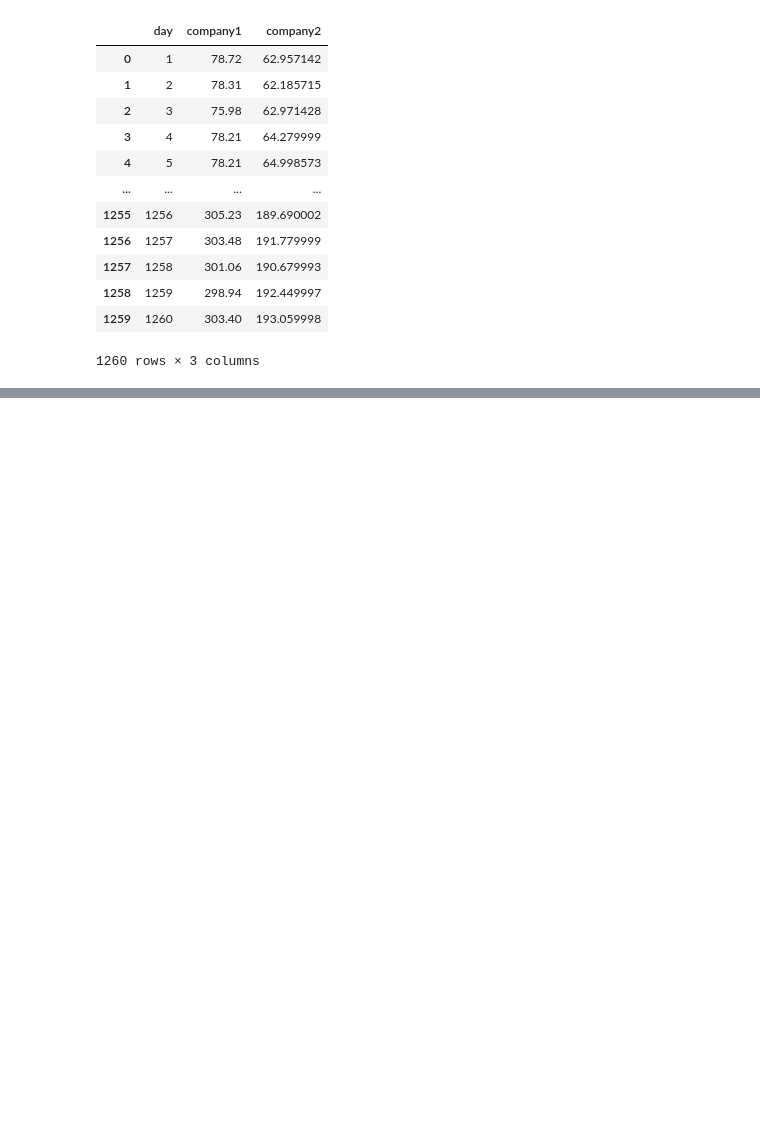
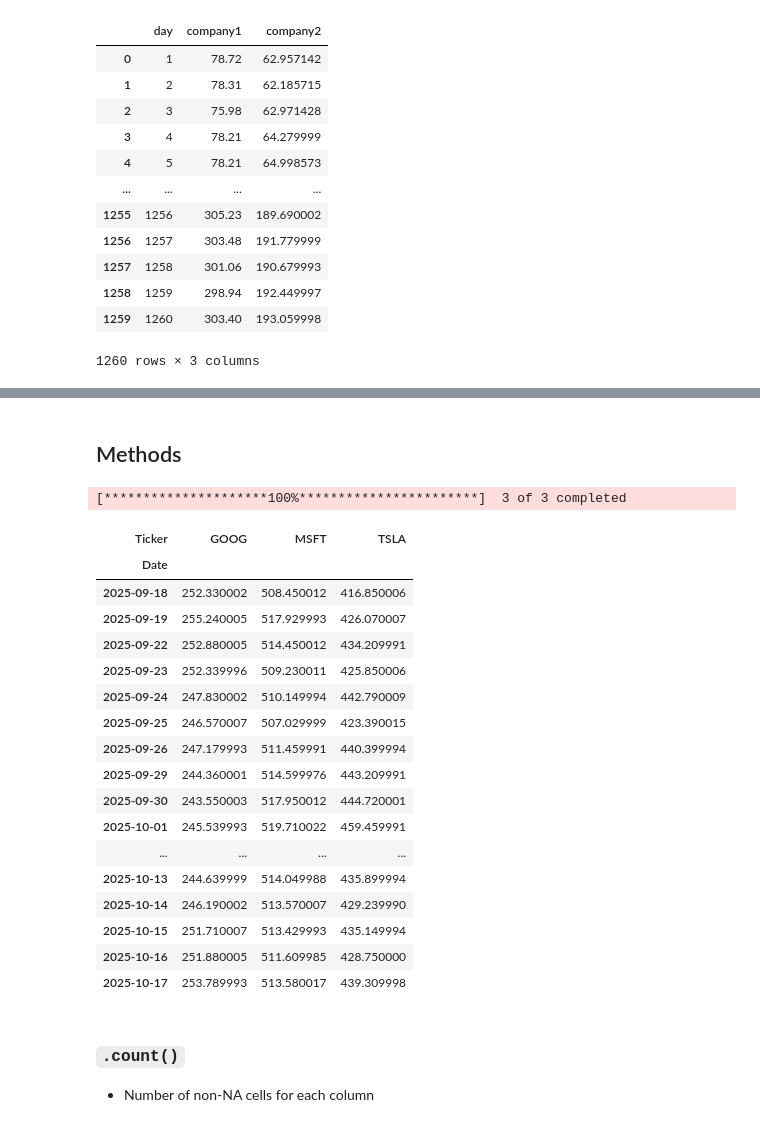
Before and after one commit to PaulToronto/DataCamp---Finance-Fundamentals-in-Python, a Jupyter notebook: 2_3_Pandas_DataFrame.ipynb, the cells around one changed output, grey strips where cells are left out. Cells and saved outputs as stored; diff of their text form; code cells hidden in the pictures; blank space fills up the shorter version.

```diff
--- a/2_3_Pandas_DataFrame.ipynb
+++ b/2_3_Pandas_DataFrame.ipynb
@@ -114,0 +453,29 @@ df
+# %% [markdown]
+## Methods
+# %%
+df = yf.download(['GOOG', 'MSFT', 'TSLA'], auto_adjust=True)['Close']
+df
+# %% [output]
+[*********************100%***********************]  3 of 3 completed
+| Ticker | GOOG | MSFT | TSLA |
+| Date |  |  |  |
+| 2025-09-18 | 252.330002 | 508.450012 | 416.850006 |
+| 2025-09-19 | 255.240005 | 517.929993 | 426.070007 |
+| 2025-09-22 | 252.880005 | 514.450012 | 434.209991 |
+| 2025-09-23 | 252.339996 | 509.230011 | 425.850006 |
+| 2025-09-24 | 247.830002 | 510.149994 | 442.790009 |
+| 2025-09-25 | 246.570007 | 507.029999 | 423.390015 |
+| 2025-09-26 | 247.179993 | 511.459991 | 440.399994 |
+| 2025-09-29 | 244.360001 | 514.599976 | 443.209991 |
+| 2025-09-30 | 243.550003 | 517.950012 | 444.720001 |
+| 2025-10-01 | 245.539993 | 519.710022 | 459.459991 |
+| ... | ... | ... | ... |
+| 2025-10-13 | 244.639999 | 514.049988 | 435.899994 |
+| 2025-10-14 | 246.190002 | 513.570007 | 429.239990 |
+| 2025-10-15 | 251.710007 | 513.429993 | 435.149994 |
+| 2025-10-16 | 251.880005 | 511.609985 | 428.750000 |
+| 2025-10-17 | 253.789993 | 513.580017 | 439.309998 |
+# %% [markdown]
+### `.count()`
+
+- Number of non-NA cells for each column
```
Also changed, not shown: parts of 103 cells of this notebook.
